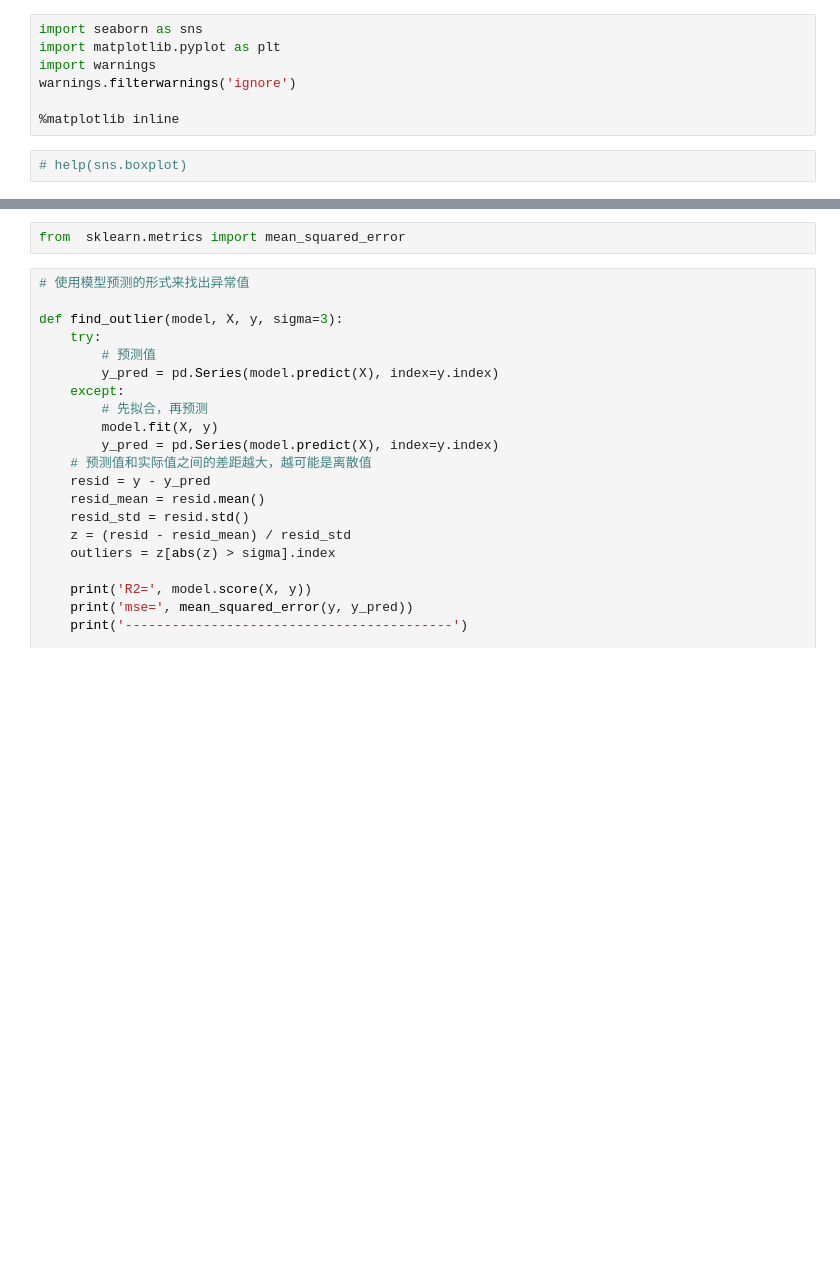
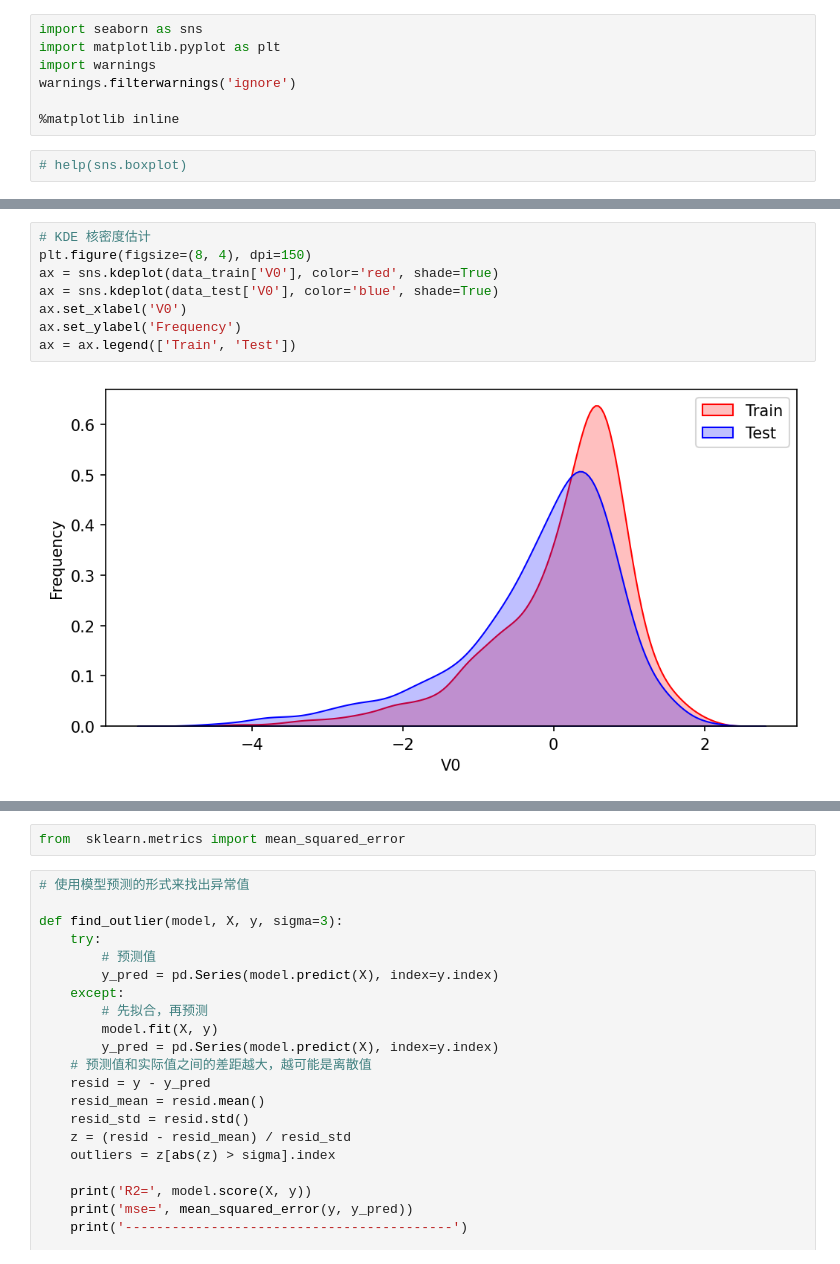
Before and after one commit to SCUISQianFeng/tianchi-ml-base, a Jupyter notebook: TianChi/baseLine/zhengqi/explore.ipynb, the cells around one changed output, grey strips where cells are left out. Cells and saved outputs as stored; diff of their text form; blank space fills up the shorter version.

```diff
--- a/TianChi/baseLine/zhengqi/explore.ipynb
+++ b/TianChi/baseLine/zhengqi/explore.ipynb
@@ -153,0 +164,10 @@ NameError: name 'data_train' is not defined
+# %%
+# KDE 核密度估计
+plt.figure(figsize=(8, 4), dpi=150)
+ax = sns.kdeplot(data_train['V0'], color='red', shade=True)
+ax = sns.kdeplot(data_test['V0'], color='blue', shade=True)
+ax.set_xlabel('V0')
+ax.set_ylabel('Frequency')
+ax = ax.legend(['Train', 'Test'])
+# %% [output]
+[figure, added]
```
Also changed, not shown: parts of 17 cells of this notebook, 12 other files.
